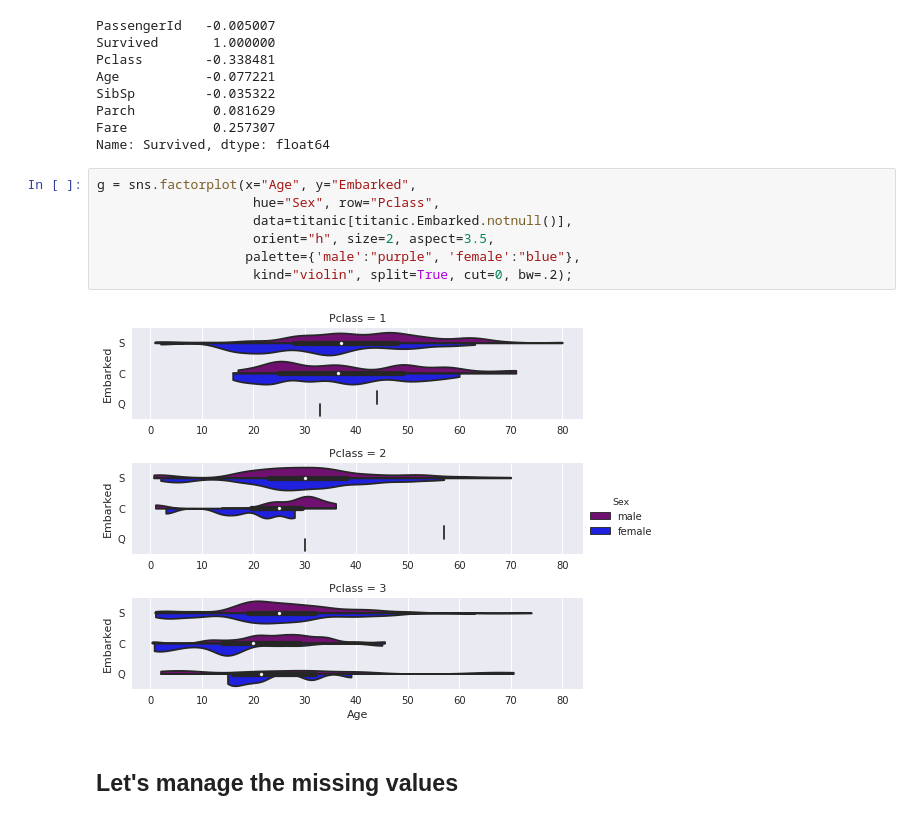
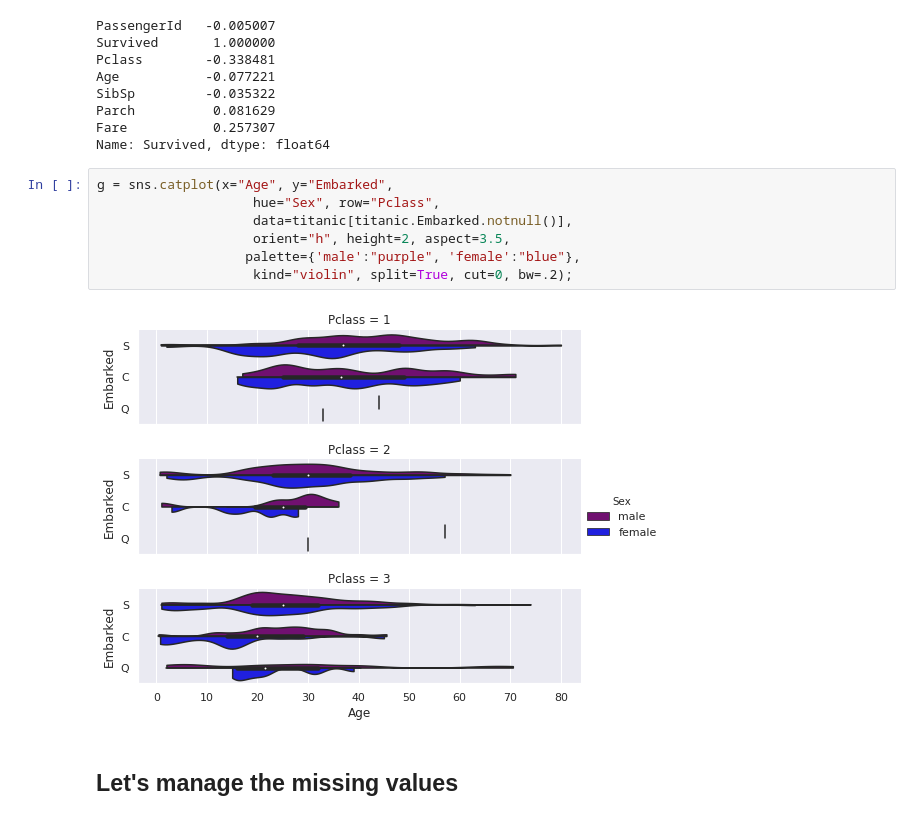
Before and after one commit to enniogit/MLQuantum, a Jupyter notebook: Titanic.ipynb, the cells around one changed output. Cells and saved outputs as stored; diff of their text form.

```diff
--- a/Titanic.ipynb
+++ b/Titanic.ipynb
@@ -318,14 +318,14 @@ Parch          0.081629
 Fare           0.257307
 Name: Survived, dtype: float64
 # %%
-g = sns.factorplot(x="Age", y="Embarked",
+g = sns.catplot(x="Age", y="Embarked",
                     hue="Sex", row="Pclass",
                     data=titanic[titanic.Embarked.notnull()],
-                    orient="h", size=2, aspect=3.5,
+                    orient="h", height=2, aspect=3.5,
                    palette={'male':"purple", 'female':"blue"},
                     kind="violin", split=True, cut=0, bw=.2);
 # %% [output]
-[figure, old version]
+[figure, new version]
 # %% [markdown]
 ## Let's manage the missing values
 # %%
```
Also changed, not shown: parts of 35 cells of this notebook.
